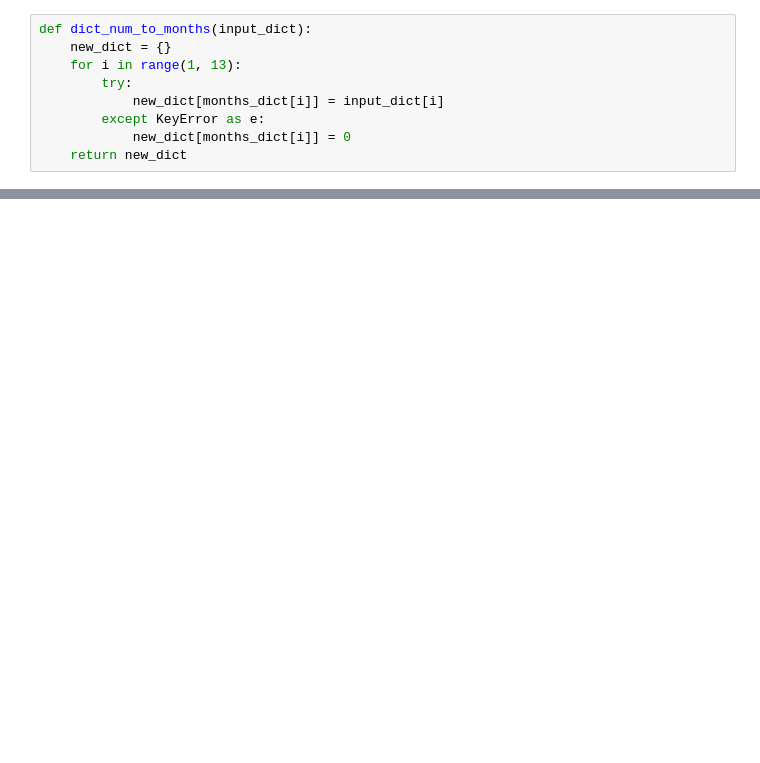
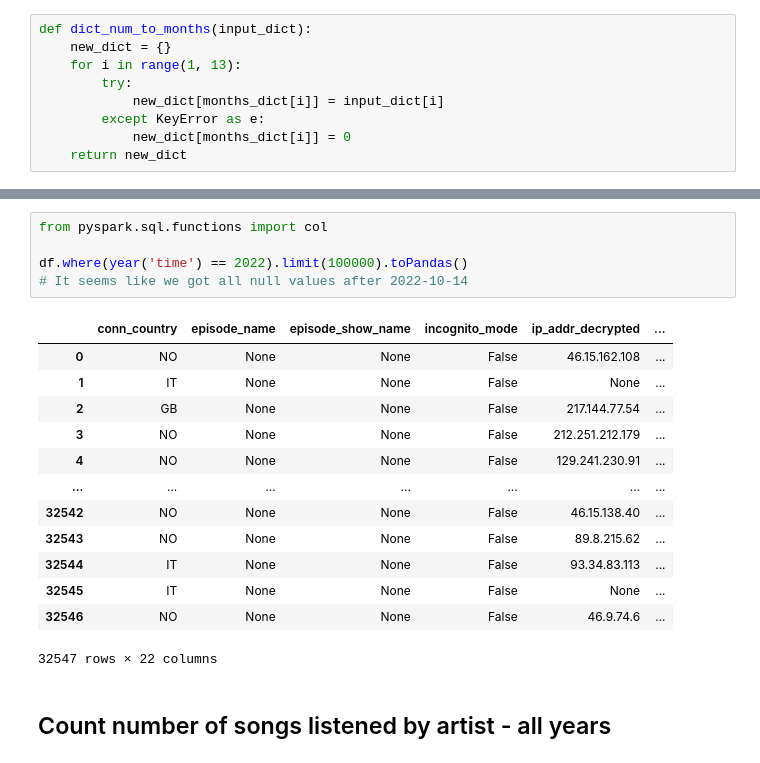
Before and after one commit to treyshotz/Spotify-Analytics, a Jupyter notebook: notebooks/spotify.ipynb, the cells around one changed output, grey strips where cells are left out. Saved outputs shown, nothing was run; the diff lists cells and outputs as text; blank space fills up the shorter version.

Commit message:
counting stats

```diff
--- a/notebooks/spotify.ipynb
+++ b/notebooks/spotify.ipynb
@@ -231,3 +240,24 @@ plt.show()
 # %% [output]
 [figure]
 [figure]
+# %%
+from pyspark.sql.functions import col
+
+df.where(year('time') == 2022).limit(100000).toPandas()
+# It seems like we got all null values after 2022-10-14
+# %% [output]
+|  | conn_country | episode_name | episode_show_name | incognito_mode | ip_addr_decrypted | ... |
+| 0 | NO | None | None | False | 46.15.162.108 | ... |
+| 1 | IT | None | None | False | None | ... |
+| 2 | GB | None | None | False | 217.144.77.54 | ... |
+| 3 | NO | None | None | False | 212.251.212.179 | ... |
+| 4 | NO | None | None | False | 129.241.230.91 | ... |
+| ... | ... | ... | ... | ... | ... | ... |
+| 32542 | NO | None | None | False | 46.15.138.40 | ... |
+| 32543 | NO | None | None | False | 89.8.215.62 | ... |
+| 32544 | IT | None | None | False | 93.34.83.113 | ... |
+| 32545 | IT | None | None | False | None | ... |
+| 32546 | NO | None | None | False | 46.9.74.6 | ... |
+32547 rows × 22 columns
+# %% [markdown]
+## Count number of songs listened by artist - all years
```
Also changed, not shown: parts of 42 cells of this notebook.
